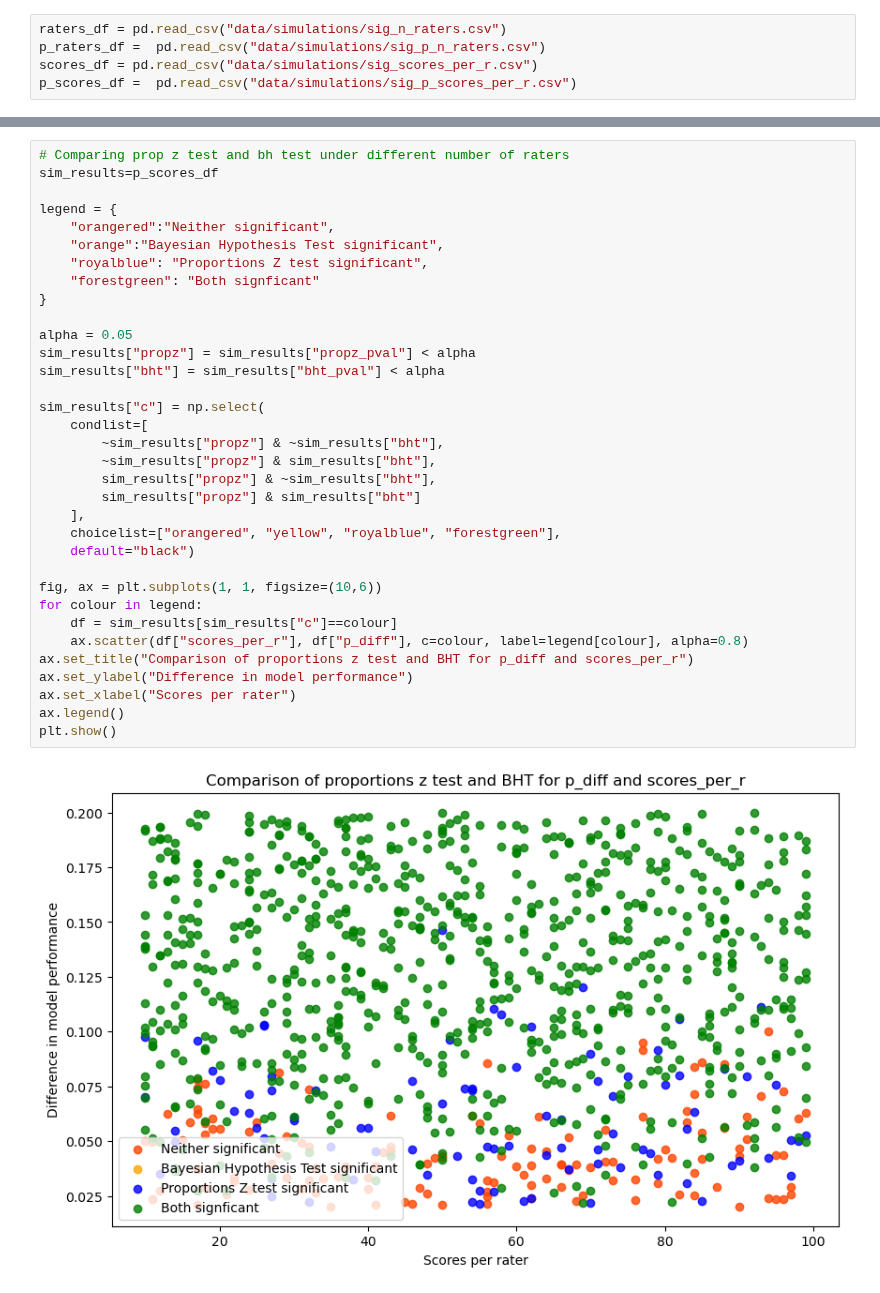
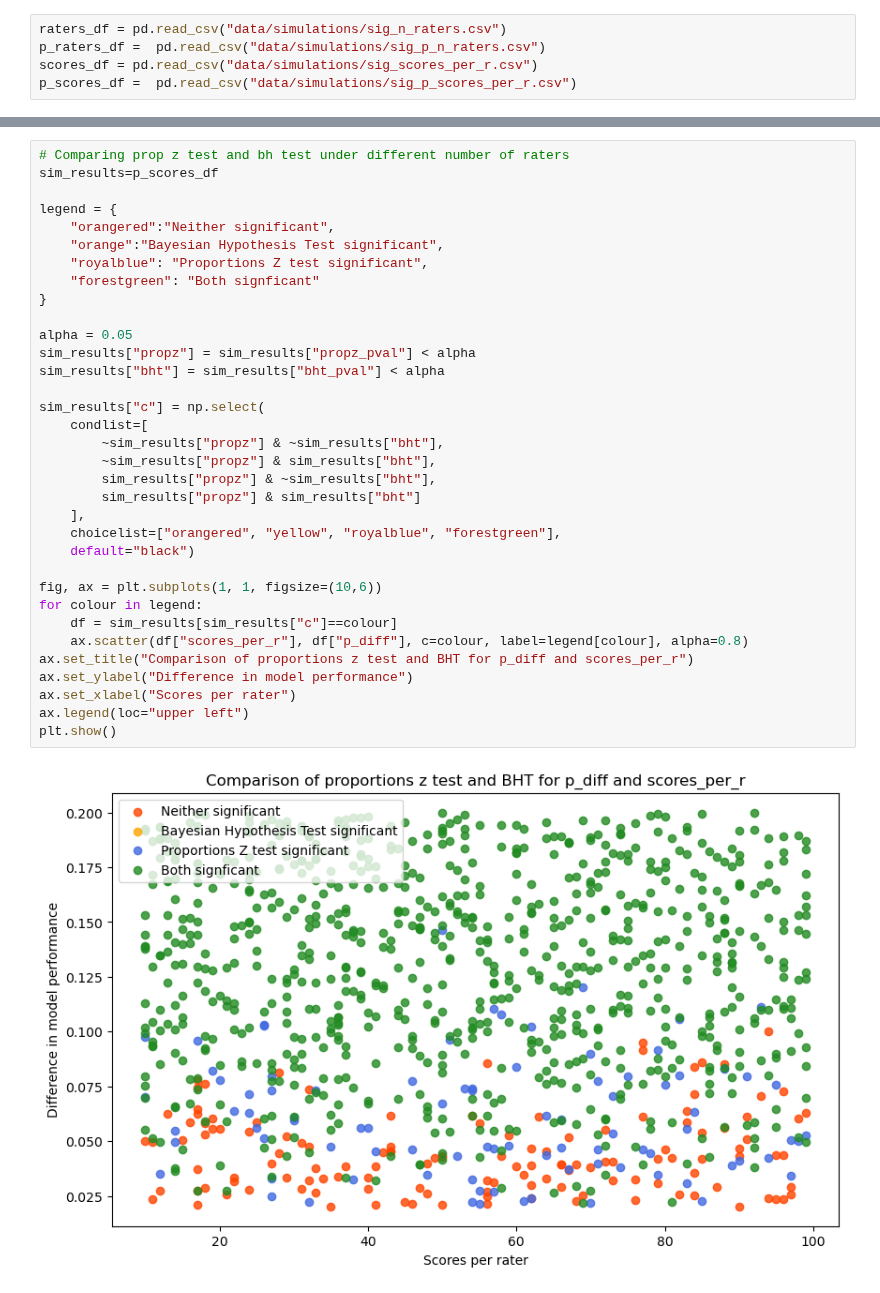
Before and after one commit to imrogerjiang/bayesian-inference-topic-measures, a Jupyter notebook: Analysing Results 2.ipynb, the cells around one changed output, grey strips where cells are left out. Drawn from its saved outputs; the diff is of its cells as text.

```diff
--- a/Analysing Results 2.ipynb
+++ b/Analysing Results 2.ipynb
@@ -70,35 +70,35 @@ sim_results=p_scores_df
 legend = {
     "orangered":"Neither significant",
     "orange":"Bayesian Hypothesis Test significant",
     "royalblue": "Proportions Z test significant",
     "forestgreen": "Both signficant"
 }
 
 alpha = 0.05
 sim_results["propz"] = sim_results["propz_pval"] < alpha
 sim_results["bht"] = sim_results["bht_pval"] < alpha
 
 sim_results["c"] = np.select(
     condlist=[
         ~sim_results["propz"] & ~sim_results["bht"],
         ~sim_results["propz"] & sim_results["bht"],
         sim_results["propz"] & ~sim_results["bht"],
         sim_results["propz"] & sim_results["bht"]
     ],
     choicelist=["orangered", "yellow", "royalblue", "forestgreen"],
     default="black")
 
 fig, ax = plt.subplots(1, 1, figsize=(10,6))
 for colour in legend:
     df = sim_results[sim_results["c"]==colour]
     ax.scatter(df["scores_per_r"], df["p_diff"], c=colour, label=legend[colour], alpha=0.8)
 ax.set_title("Comparison of proportions z test and BHT for p_diff and scores_per_r")
 ax.set_ylabel("Difference in model performance")
 ax.set_xlabel("Scores per rater")
-ax.legend()
+ax.legend(loc="upper left")
 plt.show()
 # %% [output]
-[figure, old version]
+[figure, new version]
 # %%
 sim_results = raters_df
 N = len(sim_results)
```
Also changed, not shown: parts of 10 cells of this notebook.
